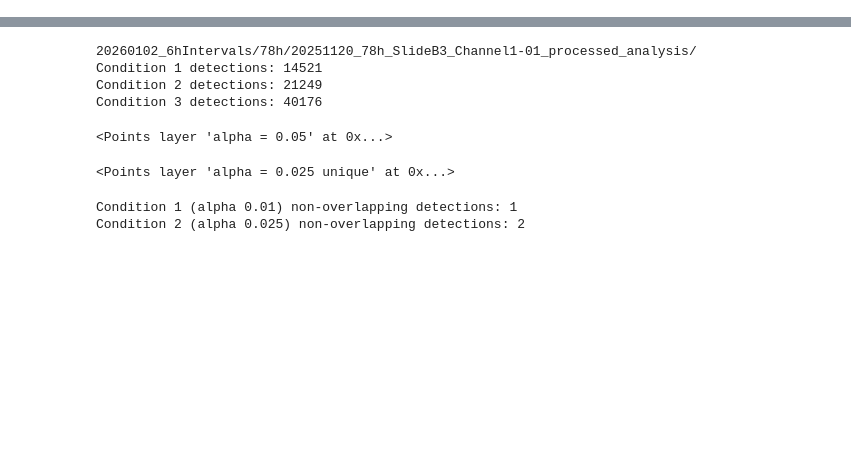
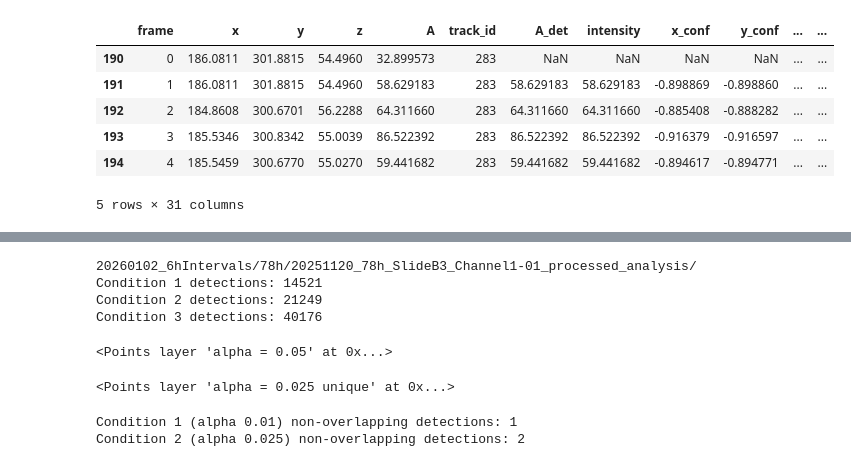
Before and after one commit to MatsulabUW/LLSM-CME-ANALYSIS, a Jupyter notebook: Final/Jupyter_Notebooks/matlab_interface/01.matlab_import.ipynb, the cells around one changed output, grey strips where cells are left out. Cells and saved outputs as stored; diff of their text form; code cells hidden in the pictures; blank space fills up the shorter version.

```diff
--- a/Final/Jupyter_Notebooks/matlab_interface/01.matlab_import.ipynb
+++ b/Final/Jupyter_Notebooks/matlab_interface/01.matlab_import.ipynb
@@ -323,0 +331,13 @@ viewer.add_points(spots_coords,
+# %%
+# Import tracks:
+track_directory = os.path.join(base_dir, input_file_directory) + 'datasets/track_df_buffer_valid.pkl'
+track_df = pd.read_pickle(track_directory)
+track_df.head()
+# %% [output]
+|  | frame | x | y | z | A | track_id | A_det | intensity | x_conf | y_conf | ... | ... |
+| 190 | 0 | 186.0811 | 301.8815 | 54.4960 | 32.899573 | 283 | NaN | NaN | NaN | NaN | ... | ... |
+| 191 | 1 | 186.0811 | 301.8815 | 54.4960 | 58.629183 | 283 | 58.629183 | 58.629183 | -0.898869 | -0.898860 | ... | ... |
+| 192 | 2 | 184.8608 | 300.6701 | 56.2288 | 64.311660 | 283 | 64.311660 | 64.311660 | -0.885408 | -0.888282 | ... | ... |
+| 193 | 3 | 185.5346 | 300.8342 | 55.0039 | 86.522392 | 283 | 86.522392 | 86.522392 | -0.916379 | -0.916597 | ... | ... |
+| 194 | 4 | 185.5459 | 300.6770 | 55.0270 | 59.441682 | 283 | 59.441682 | 59.441682 | -0.894617 | -0.894771 | ... | ... |
+5 rows × 31 columns
```
Also changed, not shown: parts of 16 cells of this notebook.
